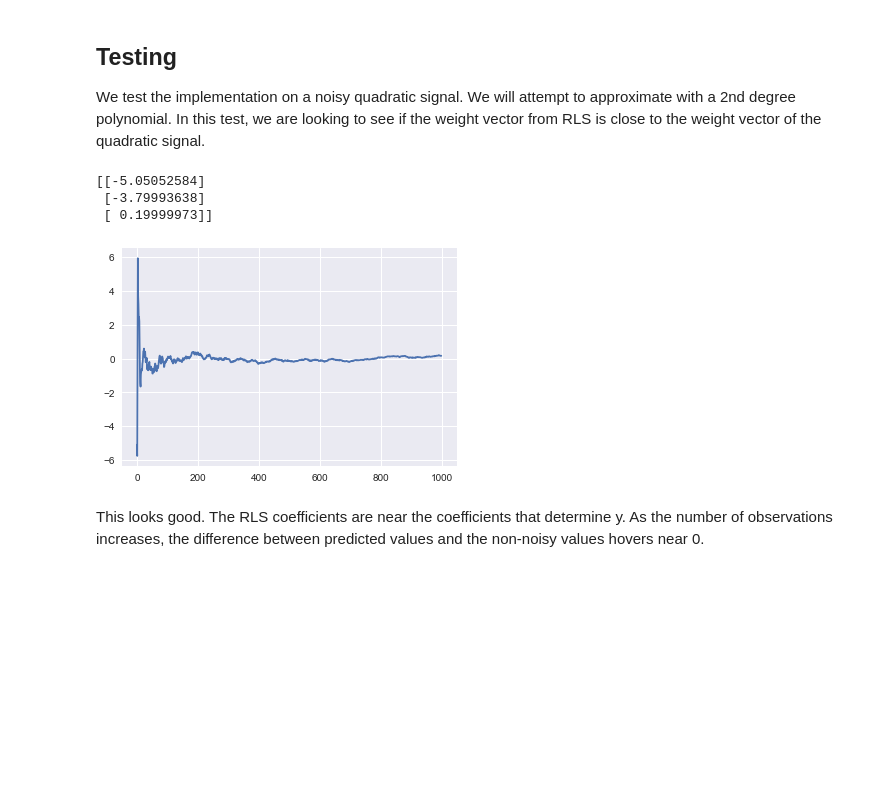
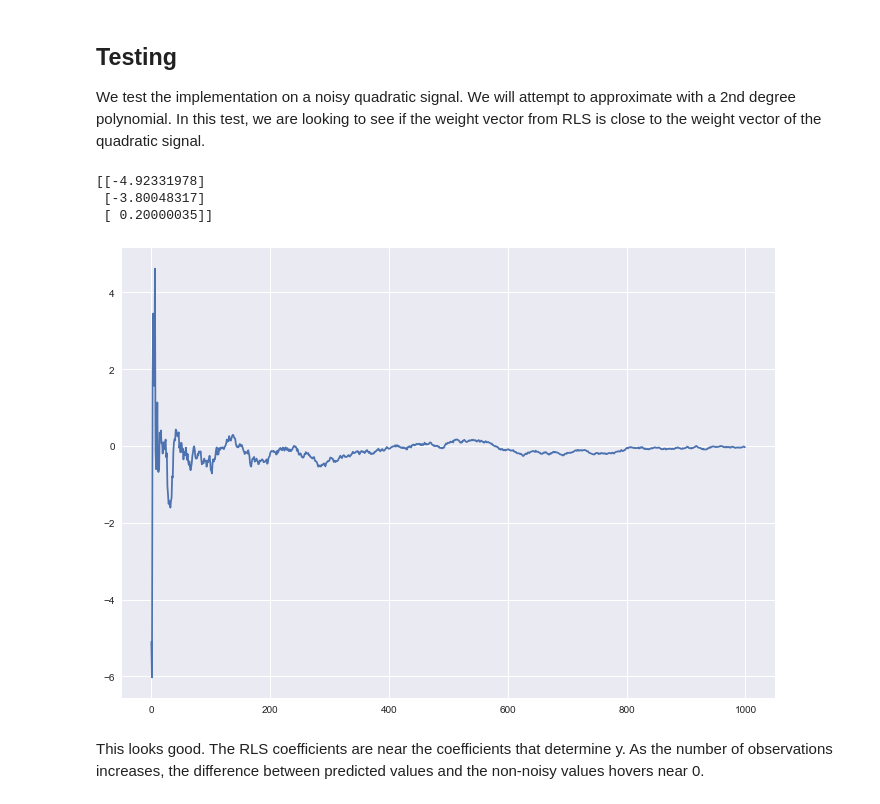
Before and after one commit to craig-m-k/Recursive-least-squares, a Jupyter notebook: RLS.ipynb, the cells around one changed output. Drawn from its saved outputs; the diff is of its cells as text; code cells hidden in the pictures; blank space fills up the shorter version.

```diff
--- a/RLS.ipynb
+++ b/RLS.ipynb
@@ -56,15 +56,14 @@ The major disadvantage of recursive least squares is the possibility that, as ma
 ## Python implementation
 # %%
 class RLS:
-    def __init__(self, num_vars, lam):
+    def __init__(self, num_vars, lam, delta):
         '''
         num_vars: number of variables including constant
         lam: forgetting factor, usually very close to 1.
         '''
         self.num_vars = num_vars
 
-        # delta controls the initial state. It can be changed but it must be positive.
-        delta = 1
+        # delta controls the initial state.
         self.A = delta*np.matrix(np.identity(self.num_vars))
         self.w = np.matrix(np.zeros(self.num_vars))
         self.w = self.w.reshape(self.w.shape[1],1)
@@ -105,7 +104,7 @@ class RLS:
         '''
         Predict the value of observation x. x should be a numpy matrix (col vector)
         '''
-        return self.w.T*x
+        return float(self.w.T*x)
 # %% [markdown]
 ## Testing
 We test the implementation on a noisy quadratic signal. We will attempt to approximate with a 2nd degree polynomial. In this test, we are looking to see if the weight vector from RLS is close to the weight vector of the quadratic signal.
@@ -114,38 +113,41 @@ import matplotlib.pyplot as plt
 import seaborn as sns
 import numpy as np
 import math
+import pandas as pd
 sns.set()
+from matplotlib import rcParams
+rcParams['figure.figsize'] = 11.7,8.27
 # %%
 test_size = 1000
 # Test function
 f = lambda x: 0.2*x**2-3.8*x-5.1
 # Gaussian noise to be added to the quadratic signal
 noise = np.random.randn(test_size)
 # You can play around with other noise (like sinusoidal)
 #noise = [np.sin(2*np.pi*i/13) for i in range(test_size)]
 y = np.array([f(i) for i in range(test_size)])
 noisy_y = y + noise
-lam = 0.99
-LS = RLS(3,lam)
+lam = 0.98
+LS = RLS(3,lam,1)
 pred_x = []
 pred_y = []
 for i in range(test_size):
     x = np.matrix(np.zeros((1,3)))
     x[0,0] = 1
     x[0,1] = i
     x[0,2] = i**2
     pred_x.append(i)
     pred_y.append(float(x*LS.w))
     LS.add_obs(x.T,noisy_y[i])
 print(LS.w)
 # plot the predicted values against the non-noisy output
 ax = plt.plot(pred_x, y-pred_y)
 plt.show()
 # %% [output]
-[[-5.05052584]
- [-3.79993638]
- [ 0.19999973]]
+[[-4.92331978]
+ [-3.80048317]
+ [ 0.20000035]]
-[figure, old version]
+[figure, new version]
 # %% [markdown]
 This looks good.  The RLS coefficients are near the coefficients that determine y. As the number of observations increases, the difference between predicted values and the non-noisy values hovers near 0.
 # %% [markdown]
```
Also changed, not shown: parts of 7 cells of this notebook.
